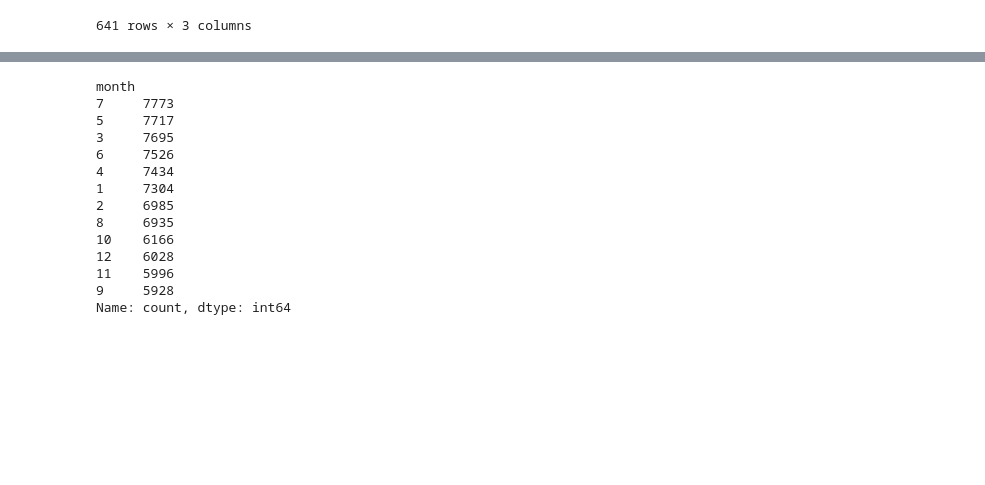
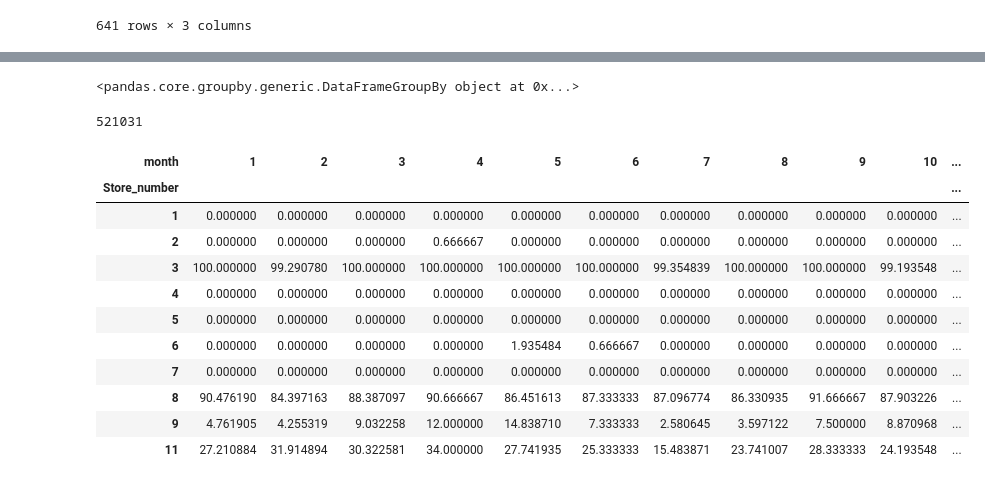
Before and after one commit to jakub-malerek/python-concepts, a Jupyter notebook: pandas_notebooks/pandas_dataframe_basics.ipynb, the cells around one changed output, grey strips where cells are left out. Drawn from its saved outputs; the diff is of its cells as text; code cells hidden in the pictures; blank space fills up the shorter version.

Commit message:
pandas course end

```diff
--- a/pandas_notebooks/pandas_dataframe_basics.ipynb
+++ b/pandas_notebooks/pandas_dataframe_basics.ipynb
@@ -665,6 +636,3 @@ memory usage: 6.2 MB
-# %%
-df = df.astype({"Transactions_count":"int16","Store_number":"int8","pct_to_target":"float16","bonus_payable":"int8",
-           "month":"int8","day_of_week":"int8","seasonal_bonus":"category"})
 # %%
 df.info(memory_usage="deep")
 # %% [output]
@@ -767,17 +782,29 @@ df.groupby(["Store_number","month"],as_index=False)[["Transactions_count"]].sum(
+# %%
+df.groupby(["Store_number","month"]).sum()
+# %% [output]
+<pandas.core.groupby.generic.DataFrameGroupBy object at 0x...>
 # %%
-df["month"].value_counts()
+df["month"].sum()
 # %% [output]
-month
-7     7773
-5     7717
-3     7695
-6     7526
-4     7434
-1     7304
-2     6985
-8     6935
-10    6166
-12    6028
-11    5996
-9     5928
-Name: count, dtype: int64
+521031
+# %%
+df["store_month_avg_trans"] = df.groupby(["Store_number","month"])["Transactions_count"].transform("mean")
+# %%
+df["trans_vs_avg"] = df["Transactions_count"] - df["store_month_avg_trans"]
+# %%
+pivot = pd.pivot_table(data=df,index="Store_number",columns="month",values="bonus_payable",aggfunc="mean").iloc[:11]
+# %%
+pivot.loc[(pivot.sum(axis=1) > 0)]
+# %% [output]
+| month | 1 | 2 | 3 | 4 | 5 | 6 | 7 | 8 | 9 | 10 | ... |
+| Store_number |  |  |  |  |  |  |  |  |  |  | ... |
+| 1 | 0.000000 | 0.000000 | 0.000000 | 0.000000 | 0.000000 | 0.000000 | 0.000000 | 0.000000 | 0.000000 | 0.000000 | ... |
+| 2 | 0.000000 | 0.000000 | 0.000000 | 0.666667 | 0.000000 | 0.000000 | 0.000000 | 0.000000 | 0.000000 | 0.000000 | ... |
+| 3 | 100.000000 | 99.290780 | 100.000000 | 100.000000 | 100.000000 | 100.000000 | 99.354839 | 100.000000 | 100.000000 | 99.193548 | ... |
+| 4 | 0.000000 | 0.000000 | 0.000000 | 0.000000 | 0.000000 | 0.000000 | 0.000000 | 0.000000 | 0.000000 | 0.000000 | ... |
+| 5 | 0.000000 | 0.000000 | 0.000000 | 0.000000 | 0.000000 | 0.000000 | 0.000000 | 0.000000 | 0.000000 | 0.000000 | ... |
+| 6 | 0.000000 | 0.000000 | 0.000000 | 0.000000 | 1.935484 | 0.666667 | 0.000000 | 0.000000 | 0.000000 | 0.000000 | ... |
+| 7 | 0.000000 | 0.000000 | 0.000000 | 0.000000 | 0.000000 | 0.000000 | 0.000000 | 0.000000 | 0.000000 | 0.000000 | ... |
+| 8 | 90.476190 | 84.397163 | 88.387097 | 90.666667 | 86.451613 | 87.333333 | 87.096774 | 86.330935 | 91.666667 | 87.903226 | ... |
+| 9 | 4.761905 | 4.255319 | 9.032258 | 12.000000 | 14.838710 | 7.333333 | 2.580645 | 3.597122 | 7.500000 | 8.870968 | ... |
+| 11 | 27.210884 | 31.914894 | 30.322581 | 34.000000 | 27.741935 | 25.333333 | 15.483871 | 23.741007 | 28.333333 | 24.193548 | ... |
```
Also changed, not shown: parts of 21 cells of this notebook, 3 other files.
